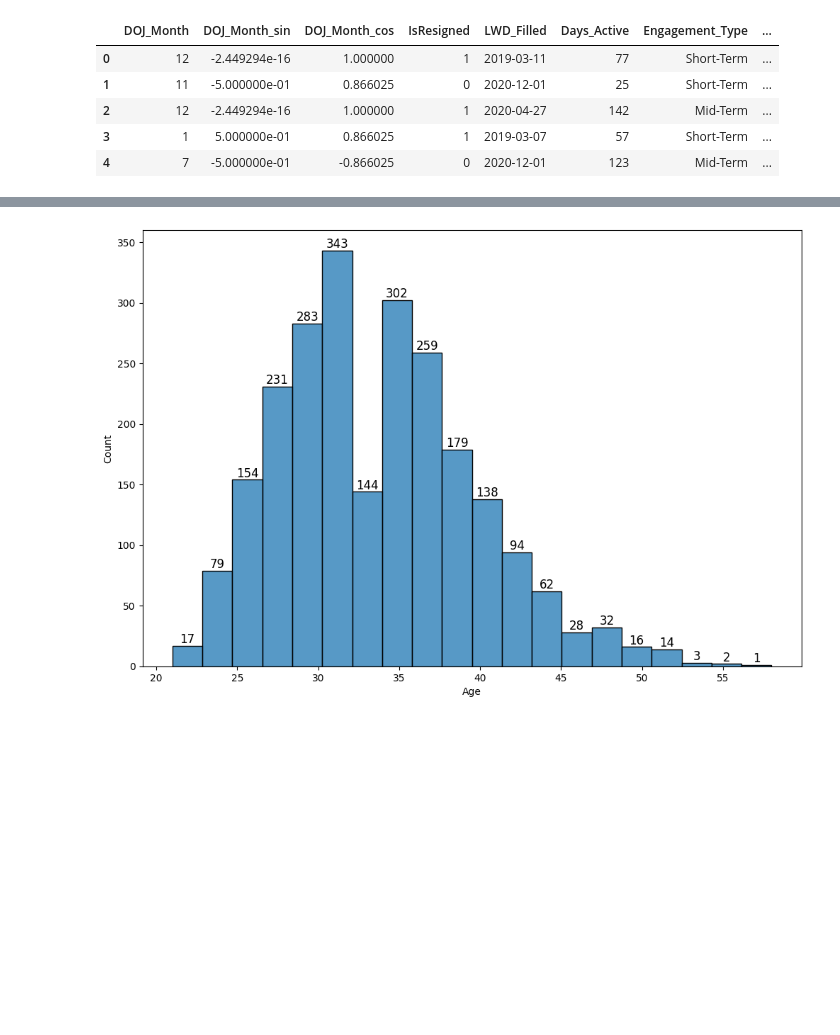
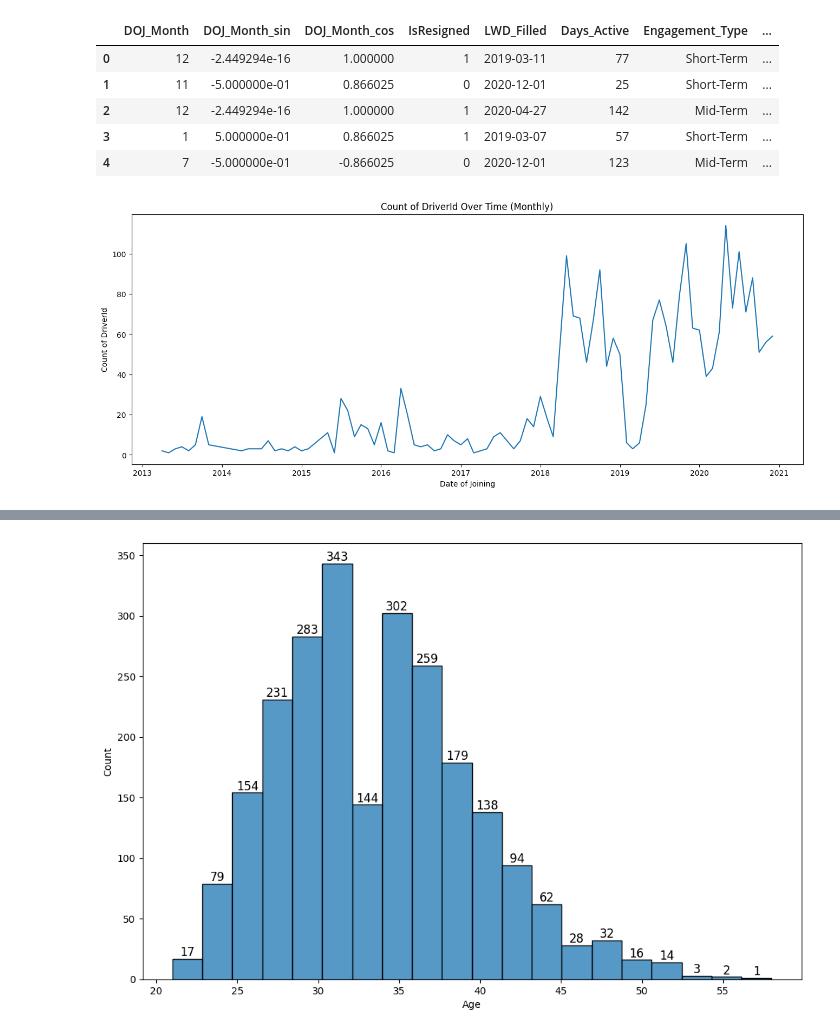
Before and after one commit to akshaykumar2972/POC2025, a Jupyter notebook: POC_Ola.ipynb, the cells around one changed output, grey strips where cells are left out. Drawn from its saved outputs; the diff is of its cells as text; code cells hidden in the pictures; blank space fills up the shorter version.

```diff
--- a/POC_Ola.ipynb
+++ b/POC_Ola.ipynb
@@ -251,7 +371,7 @@ aggregated_df = df_original.groupby('Driver_ID').agg({'Monthly Reporting Date':
                                                       , 'Gender': 'first'                                       # static
                                                       , 'City': 'first'                                         # static
                                                       , 'Education_Level': 'first'                              # static
-                                                      , 'Income': 'mean'                                        # average income
+                                                      , 'Income': 'first'                                       # static
                                                       , 'Dateofjoining': 'first'                                # static
                                                       , 'LastWorkingDate': lambda x: x[x.notna()].min()         # for reference
                                                       , 'Joining Designation': 'first'                          # static
@@ -361,3 +481,16 @@ df3.iloc[:5,15:]
 | 2 | 12 | -2.449294e-16 | 1.000000 | 1 | 2020-04-27 | 142 | Mid-Term | ... |
 | 3 | 1 | 5.000000e-01 | 0.866025 | 1 | 2019-03-07 | 57 | Short-Term | ... |
 | 4 | 7 | -5.000000e-01 | -0.866025 | 0 | 2020-12-01 | 123 | Mid-Term | ... |
+# %%
+plt.figure(figsize=(16, 6))
+
+df_plot = df3.groupby(pd.to_datetime(df3['Dateofjoining']).dt.to_period('M')).agg({'Driver_ID':'count'}).reset_index().sort_values(by='Dateofjoining')
+df_plot['Dateofjoining'] = df_plot['Dateofjoining'].dt.to_timestamp()
+
+sns.lineplot(x='Dateofjoining', y='Driver_ID', data=df_plot)
+plt.title('Count of DriverId Over Time (Monthly)')
+plt.xlabel('Date of Joining')
+plt.ylabel('Count of DriverId')
+plt.show()
+# %% [output]
+[figure, added]
```
Also changed, not shown: parts of 17 cells of this notebook.
